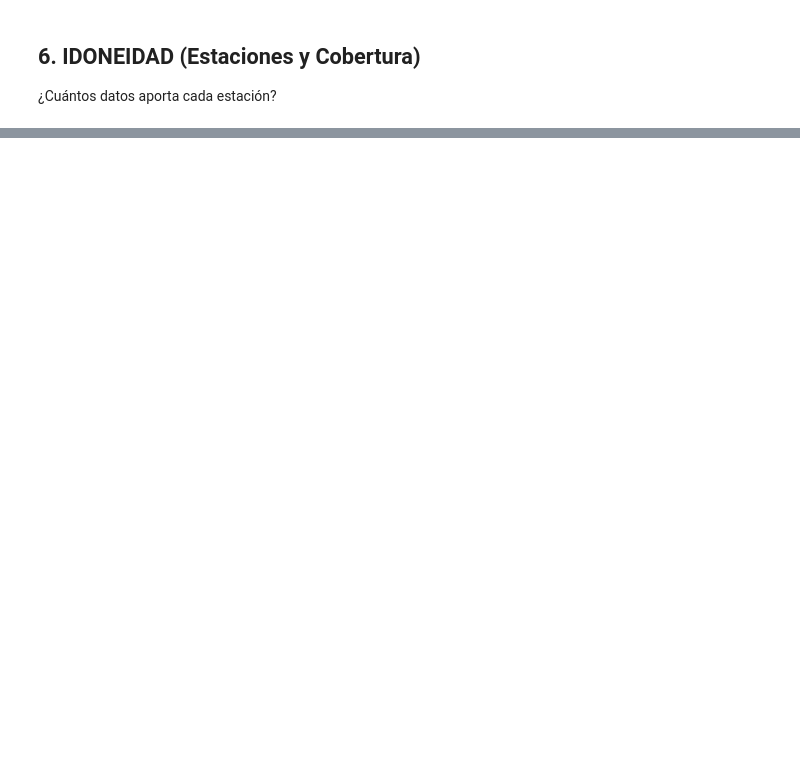
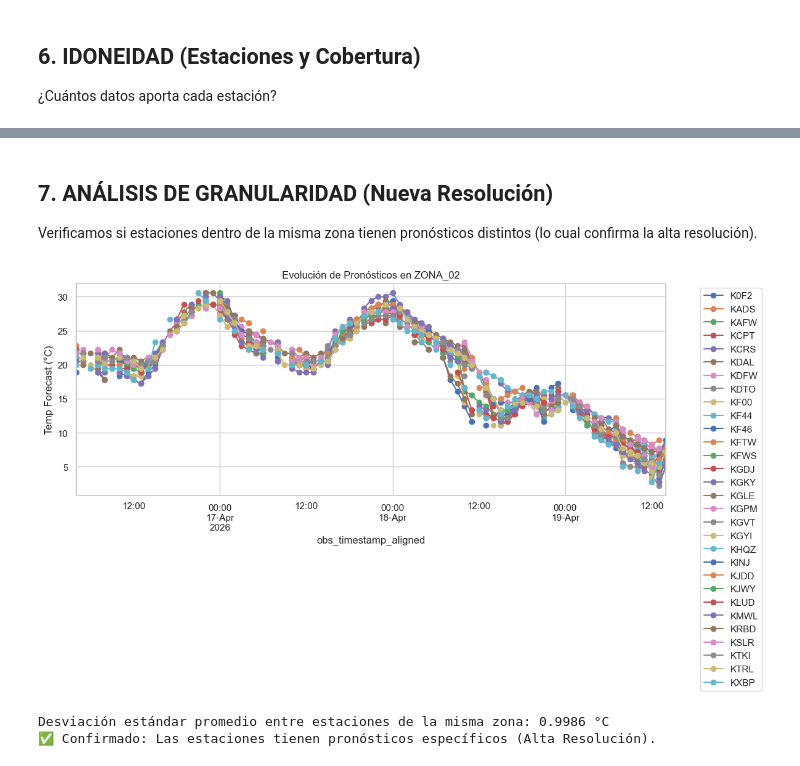
Before and after one commit to LuciaVazquez08/TallerAnalisisDatos, a Jupyter notebook: local_cleanup/data_quality_viz.ipynb, the cells around one changed output, grey strips where cells are left out. Saved outputs shown, nothing was run; the diff lists cells and outputs as text; code cells hidden in the pictures; blank space fills up the shorter version.

```diff
--- a/local_cleanup/data_quality_viz.ipynb
+++ b/local_cleanup/data_quality_viz.ipynb
@@ -180,0 +169,56 @@ plt.show()
+# %% [markdown]
+## 7. ANÁLISIS DE GRANULARIDAD (Nueva Resolución)
+
+Verificamos si estaciones dentro de la misma zona tienen pronósticos distintos (lo cual confirma la alta resolución).
+# %%
+if 'temp_fcst' in df.columns:
+    # Buscamos zonas que tengan más de una estación en el dataset
+    station_counts = df.groupby('zona_id')['station_id'].nunique()
+    multi_station_zones = station_counts[station_counts > 1].index.tolist()
+
+    if len(multi_station_zones) > 0:
+        # Tomamos la zona con más estaciones para una mejor visualización
+        sample_zona = station_counts.loc[multi_station_zones].idxmax()
+        sample_df = df[df['zona_id'] == sample_zona].copy()
+
+        # Redondeamos a la hora para alinear las observaciones de distintas estaciones en el batch
+        sample_df['obs_timestamp_aligned'] = sample_df['obs_timestamp'].dt.round('h')
+
+        # Pivotamos para ver temp_fcst por estación
+        granularity = sample_df.pivot_table(
+            index='obs_timestamp_aligned',
+            columns='station_id',
+            values='temp_fcst',
+            aggfunc='first'
+        )
+
+        if granularity.shape[1] > 1:
+            if len(granularity) == 1:
+                # Si solo hay un lote de tiempo, usamos barras
+                granularity.T.plot(kind='bar', title=f'Comparación de Pronósticos en {sample_zona} (Instante Único)')
+                plt.xticks(rotation=45)
+            else:
+                # Si hay evolución temporal, usamos líneas con marcadores
+                granularity.plot(marker='o', title=f'Evolución de Pronósticos en {sample_zona}')
+
+            plt.ylabel('Temp Forecast (°C)')
+            plt.legend(bbox_to_anchor=(1.05, 1), loc='upper left')
+            plt.tight_layout()
+            plt.show()
+
+            # Calculamos la desviación estándar promedio entre estaciones para validar la resolución
+            std_devs = granularity.std(axis=1)
+            mean_std = std_devs.mean()
+            print(f"Desviación estándar promedio entre estaciones de la misma zona: {mean_std:.4f} °C")
+            if mean_std > 0.001:
+                print("✅ Confirmado: Las estaciones tienen pronósticos específicos (Alta Resolución).")
+            else:
+                print("⚠️ Aviso: Las estaciones comparten el mismo pronóstico (Posibles datos legados).")
+        else:
+            print(f"La zona {sample_zona} no tiene suficientes estaciones alineadas temporalmente.")
+    else:
+        print("No se encontraron zonas con múltiples estaciones para el análisis de granularidad.")
+# %% [output]
+[figure, added]
+Desviación estándar promedio entre estaciones de la misma zona: 0.9986 °C
+✅ Confirmado: Las estaciones tienen pronósticos específicos (Alta Resolución).
```
Also changed, not shown: parts of 15 cells of this notebook, 3 other files.
